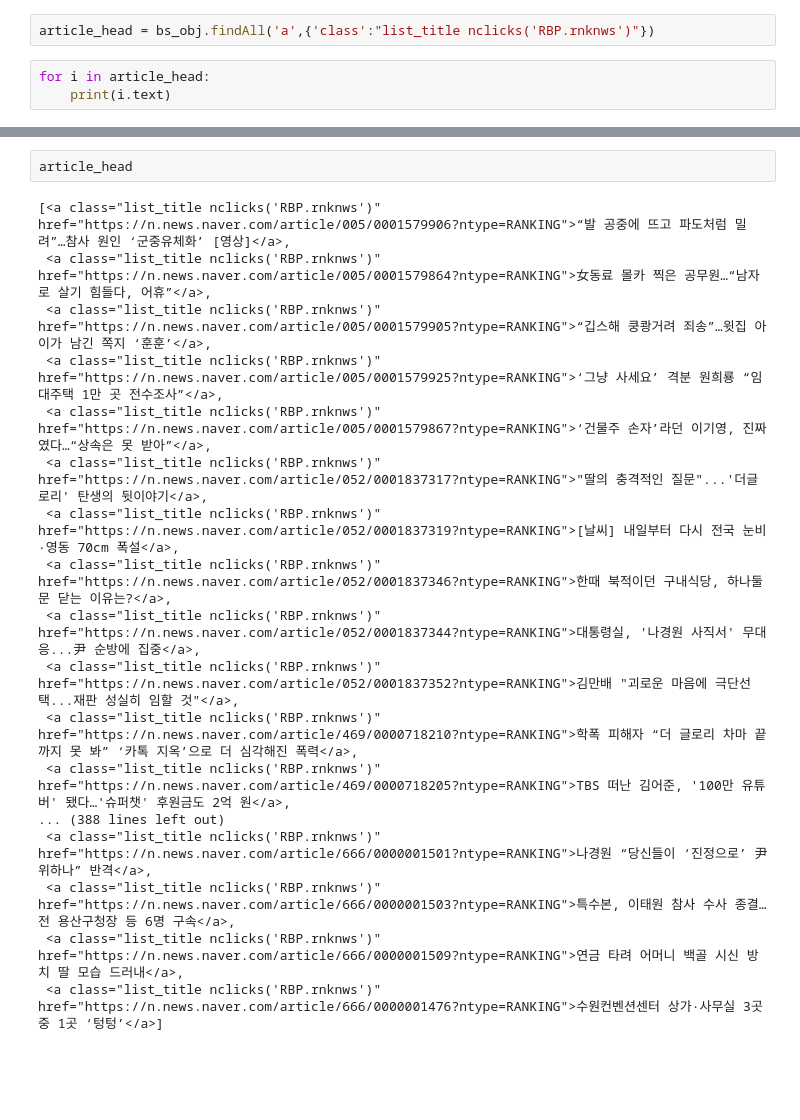
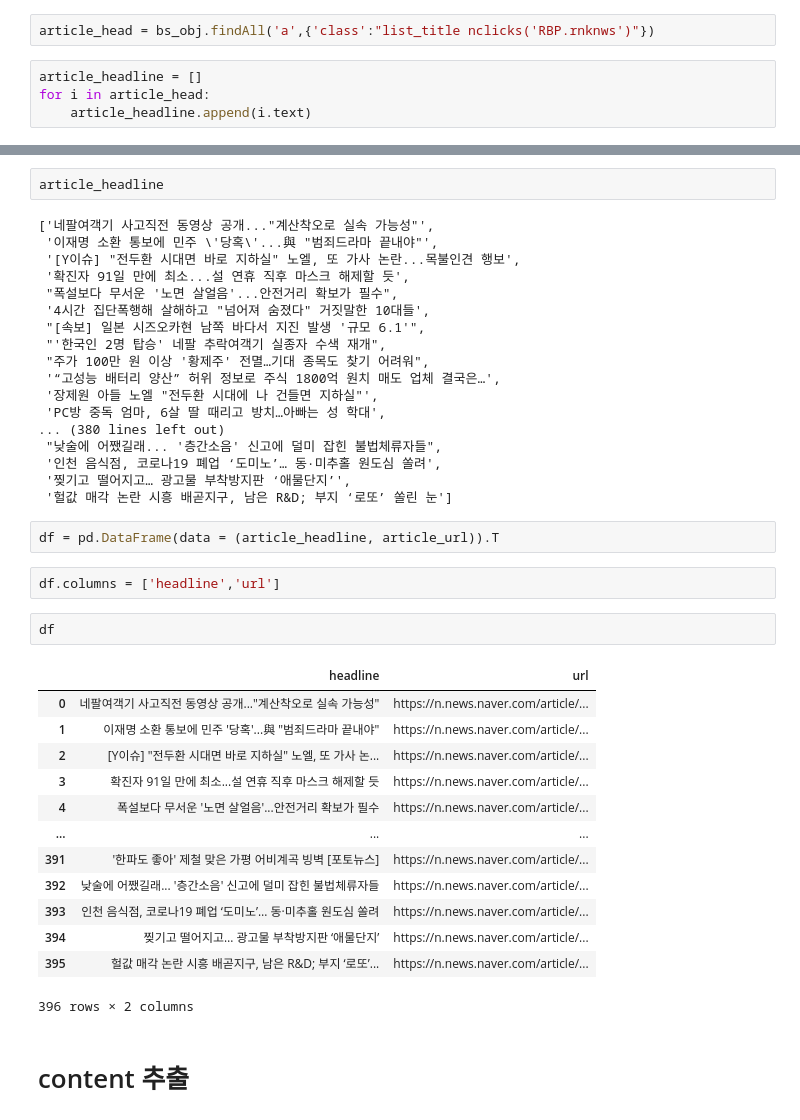
Before and after one commit to JJJ0712/project4, a Jupyter notebook: Untitled.ipynb, the cells around one changed output, grey strips where cells are left out. Drawn from its saved outputs; the diff is of its cells as text; blank space fills up the shorter version.

```diff
--- a/Untitled.ipynb
+++ b/Untitled.ipynb
@@ -68,5 +52,6 @@ article_url = [article[i].find('a')['href'] for i in range(len(article))]
 # %%
 article_head = bs_obj.findAll('a',{'class':"list_title nclicks('RBP.rnknws')"})
 # %%
+article_headline = []
 for i in article_head:
-    print(i.text)
+    article_headline.append(i.text)
@@ -91,20 +58,42 @@ TBS 떠난 김어준, '100만 유튜버' 됐다…'슈퍼챗' 후원금도 2억
 # %%
-article_head
+article_headline
 # %% [output]
-[<a class="list_title nclicks('RBP.rnknws')" href="https://n.news.naver.com/article/005/0001579906?ntype=RANKING">“발 공중에 뜨고 파도처럼 밀려”…참사 원인 ‘군중유체화’ [영상]</a>,
- <a class="list_title nclicks('RBP.rnknws')" href="https://n.news.naver.com/article/005/0001579864?ntype=RANKING">女동료 몰카 찍은 공무원…“남자로 살기 힘들다, 어휴”</a>,
- <a class="list_title nclicks('RBP.rnknws')" href="https://n.news.naver.com/article/005/0001579905?ntype=RANKING">“깁스해 쿵쾅거려 죄송”…윗집 아이가 남긴 쪽지 ‘훈훈’</a>,
- <a class="list_title nclicks('RBP.rnknws')" href="https://n.news.naver.com/article/005/0001579925?ntype=RANKING">‘그냥 사세요’ 격분 원희룡 “임대주택 1만 곳 전수조사”</a>,
- <a class="list_title nclicks('RBP.rnknws')" href="https://n.news.naver.com/article/005/0001579867?ntype=RANKING">‘건물주 손자’라던 이기영, 진짜였다…“상속은 못 받아”</a>,
- <a class="list_title nclicks('RBP.rnknws')" href="https://n.news.naver.com/article/052/0001837317?ntype=RANKING">"딸의 충격적인 질문"...'더글로리' 탄생의 뒷이야기</a>,
- <a class="list_title nclicks('RBP.rnknws')" href="https://n.news.naver.com/article/052/0001837319?ntype=RANKING">[날씨] 내일부터 다시 전국 눈비·영동 70cm 폭설</a>,
- <a class="list_title nclicks('RBP.rnknws')" href="https://n.news.naver.com/article/052/0001837346?ntype=RANKING">한때 북적이던 구내식당, 하나둘 문 닫는 이유는?</a>,
- <a class="list_title nclicks('RBP.rnknws')" href="https://n.news.naver.com/article/052/0001837344?ntype=RANKING">대통령실, '나경원 사직서' 무대응...尹 순방에 집중</a>,
- <a class="list_title nclicks('RBP.rnknws')" href="https://n.news.naver.com/article/052/0001837352?ntype=RANKING">김만배 "괴로운 마음에 극단선택...재판 성실히 임할 것"</a>,
- <a class="list_title nclicks('RBP.rnknws')" href="https://n.news.naver.com/article/469/0000718210?ntype=RANKING">학폭 피해자 “더 글로리 차마 끝까지 못 봐” ‘카톡 지옥’으로 더 심각해진 폭력</a>,
- <a class="list_title nclicks('RBP.rnknws')" href="https://n.news.naver.com/article/469/0000718205?ntype=RANKING">TBS 떠난 김어준, '100만 유튜버' 됐다…'슈퍼챗' 후원금도 2억 원</a>,
-... (388 lines left out)
- <a class="list_title nclicks('RBP.rnknws')" href="https://n.news.naver.com/article/666/0000001501?ntype=RANKING">나경원 “당신들이 ‘진정으로’ 尹 위하나” 반격</a>,
- <a class="list_title nclicks('RBP.rnknws')" href="https://n.news.naver.com/article/666/0000001503?ntype=RANKING">특수본, 이태원 참사 수사 종결…전 용산구청장 등 6명 구속</a>,
- <a class="list_title nclicks('RBP.rnknws')" href="https://n.news.naver.com/article/666/0000001509?ntype=RANKING">연금 타려 어머니 백골 시신 방치 딸 모습 드러내</a>,
- <a class="list_title nclicks('RBP.rnknws')" href="https://n.news.naver.com/article/666/0000001476?ntype=RANKING">수원컨벤션센터 상가·사무실 3곳 중 1곳 ‘텅텅’</a>]
+['네팔여객기 사고직전 동영상 공개..."계산착오로 실속 가능성"',
+ '이재명 소환 통보에 민주 \'당혹\'...與 "범죄드라마 끝내야"',
+ '[Y이슈] "전두환 시대면 바로 지하실" 노엘, 또 가사 논란...목불인견 행보',
+ '확진자 91일 만에 최소...설 연휴 직후 마스크 해제할 듯',
+ "폭설보다 무서운 '노면 살얼음'...안전거리 확보가 필수",
+ '4시간 집단폭행해 살해하고 "넘어져 숨졌다" 거짓말한 10대들',
+ "[속보] 일본 시즈오카현 남쪽 바다서 지진 발생 '규모 6.1'",
+ "'한국인 2명 탑승' 네팔 추락여객기 실종자 수색 재개",
+ "주가 100만 원 이상 '황제주' 전멸…기대 종목도 찾기 어려워",
+ '“고성능 배터리 양산” 허위 정보로 주식 1800억 원치 매도 업체 결국은…',
+ '장제원 아들 노엘 "전두환 시대에 나 건들면 지하실"',
+ 'PC방 중독 엄마, 6살 딸 때리고 방치…아빠는 성 학대',
+... (380 lines left out)
+ "낮술에 어쨌길래... '층간소음' 신고에 덜미 잡힌 불법체류자들",
+ '인천 음식점, 코로나19 폐업 ‘도미노’… 동·미추홀 원도심 쏠려',
+ '찢기고 떨어지고… 광고물 부착방지판 ‘애물단지’',
+ '헐값 매각 논란 시흥 배곧지구, 남은 R&D; 부지 ‘로또’ 쏠린 눈']
+# %%
+df = pd.DataFrame(data = (article_headline, article_url)).T
+# %%
+df.columns = ['headline','url']
+# %%
+df
+# %% [output]
+|  | headline | url |
+| 0 | 네팔여객기 사고직전 동영상 공개..."계산착오로 실속 가능성" | https://n.news.naver.com/article/... |
+| 1 | 이재명 소환 통보에 민주 '당혹'...與 "범죄드라마 끝내야" | https://n.news.naver.com/article/... |
+| 2 | [Y이슈] "전두환 시대면 바로 지하실" 노엘, 또 가사 논... | https://n.news.naver.com/article/... |
+| 3 | 확진자 91일 만에 최소...설 연휴 직후 마스크 해제할 듯 | https://n.news.naver.com/article/... |
+| 4 | 폭설보다 무서운 '노면 살얼음'...안전거리 확보가 필수 | https://n.news.naver.com/article/... |
+| ... | ... | ... |
+| 391 | '한파도 좋아' 제철 맞은 가평 어비계곡 빙벽 [포토뉴스] | https://n.news.naver.com/article/... |
+| 392 | 낮술에 어쨌길래... '층간소음' 신고에 덜미 잡힌 불법체류자들 | https://n.news.naver.com/article/... |
+| 393 | 인천 음식점, 코로나19 폐업 ‘도미노’… 동·미추홀 원도심 쏠려 | https://n.news.naver.com/article/... |
+| 394 | 찢기고 떨어지고… 광고물 부착방지판 ‘애물단지’ | https://n.news.naver.com/article/... |
+| 395 | 헐값 매각 논란 시흥 배곧지구, 남은 R&D; 부지 ‘로또’... | https://n.news.naver.com/article/... |
+396 rows × 2 columns
+# %% [markdown]
+# content 추출
```
Also changed, not shown: parts of 8 cells of this notebook, 1 other file.
